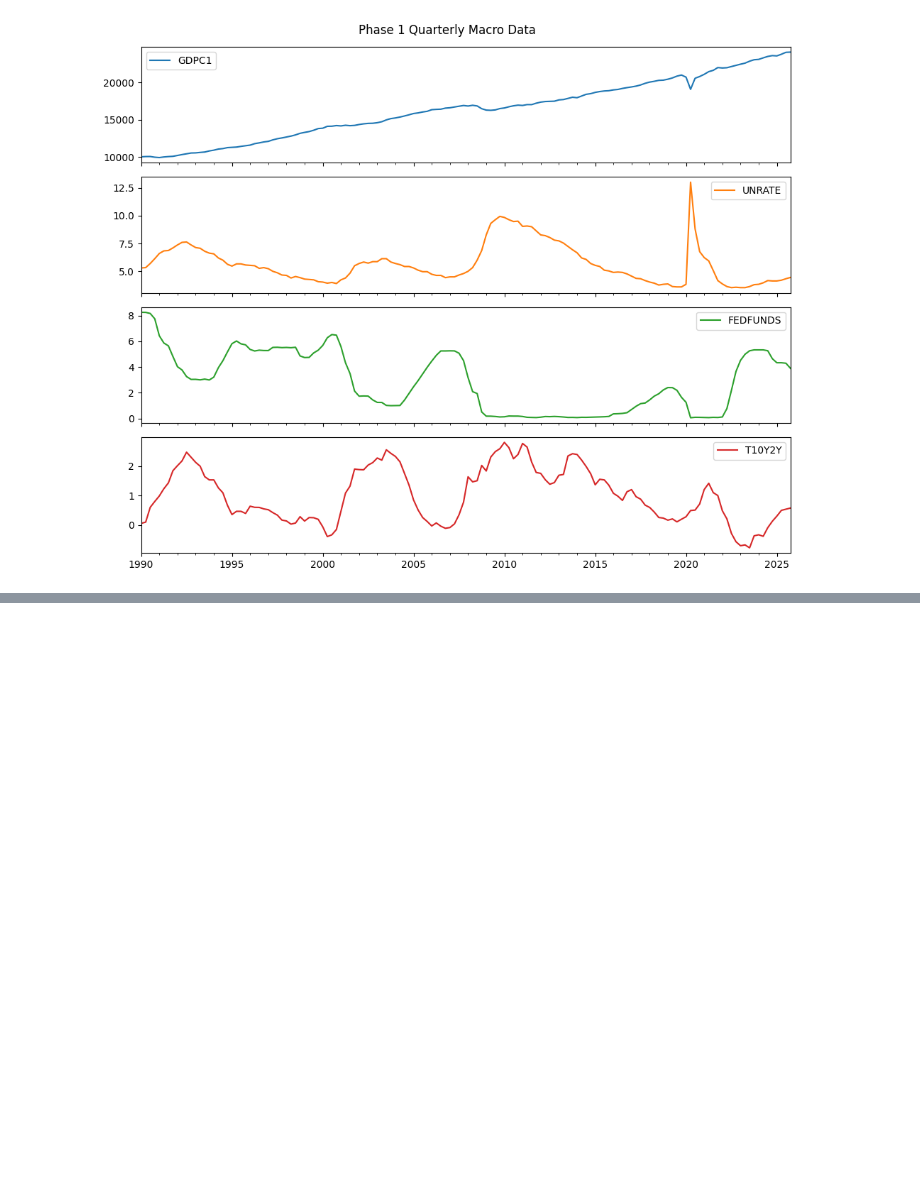
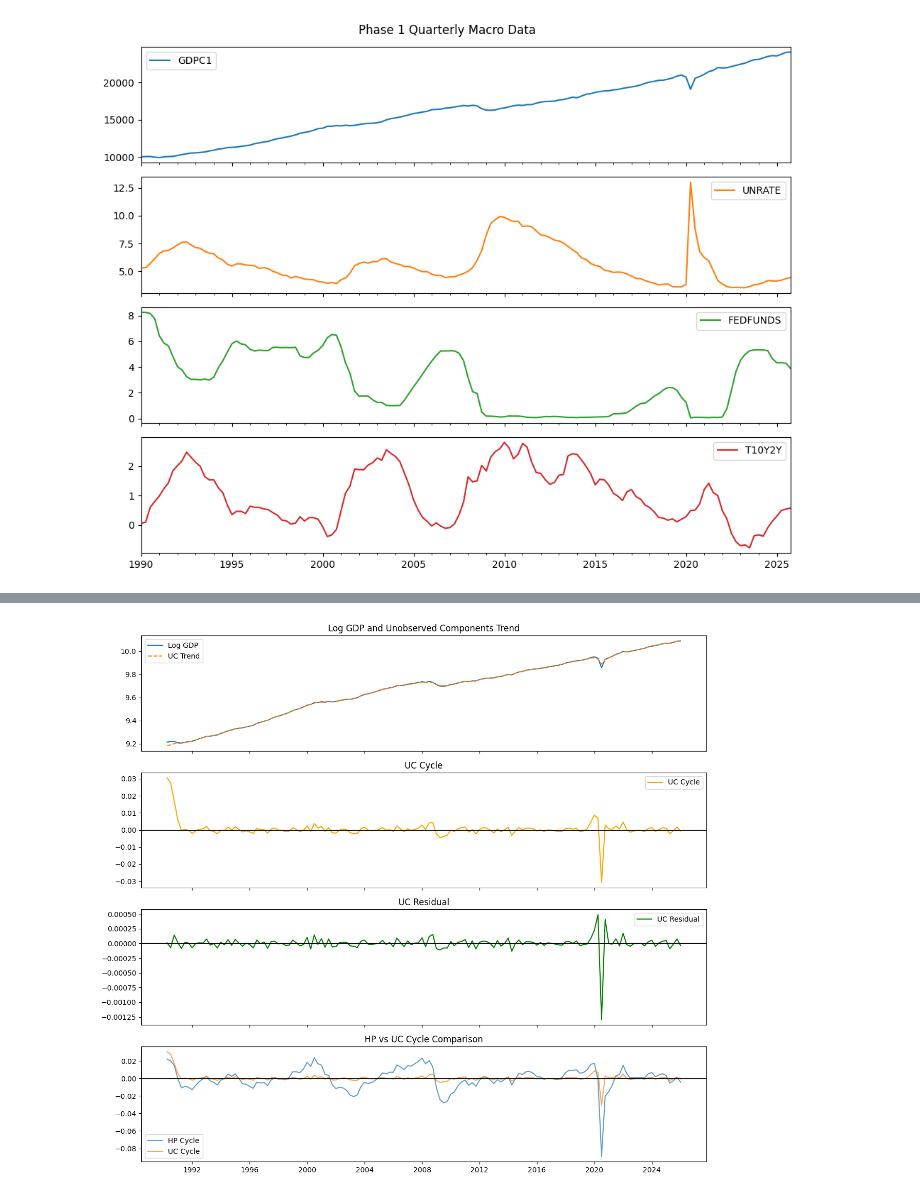
Before and after one commit to bao2001/group4-gdp, a Jupyter notebook: notebooks/group4_gdp.ipynb, the cells around one changed output, grey strips where cells are left out. Drawn from its saved outputs; the diff is of its cells as text; code cells hidden in the pictures; blank space fills up the shorter version.

```diff
--- a/notebooks/group4_gdp.ipynb
+++ b/notebooks/group4_gdp.ipynb
@@ -136,0 +176,13 @@ master.head()
+# %%
+from statsmodels.tsa.statespace.structural import UnobservedComponents
+
+uc_model = UnobservedComponents(
+    master["log_GDPC1"],
+    level="local linear trend",
+    cycle=True,
+    stochastic_cycle=True,
+    damped_cycle=True
+)
+
+uc_result = uc_model.fit(method="powell", disp=False)
+print(uc_result.summary())
@@ -136,0 +207,32 @@ master.head()
+# %%
+master["trend_uc"] = uc_result.level.smoothed
+master["cycle_uc"] = uc_result.cycle.smoothed
+master["resid_uc"] = master["log_GDPC1"] - master["trend_uc"] - master["cycle_uc"]
+# %%
+fig, axes = plt.subplots(4, 1, figsize=(12, 11), sharex=True)
+
+axes[0].plot(master.index, master["log_GDPC1"], label="Log GDP")
+axes[0].plot(master.index, master["trend_uc"], label="UC Trend", linestyle="--")
+axes[0].set_title("Log GDP and Unobserved Components Trend")
+axes[0].legend()
+
+axes[1].plot(master.index, master["cycle_uc"], label="UC Cycle", color="orange")
+axes[1].axhline(0, color="black", linewidth=1)
+axes[1].set_title("UC Cycle")
+axes[1].legend()
+
+axes[2].plot(master.index, master["resid_uc"], label="UC Residual", color="green")
+axes[2].axhline(0, color="black", linewidth=1)
+axes[2].set_title("UC Residual")
+axes[2].legend()
+
+axes[3].plot(master.index, master["cycle_hp"], label="HP Cycle", alpha=0.7)
+axes[3].plot(master.index, master["cycle_uc"], label="UC Cycle", alpha=0.7)
+axes[3].axhline(0, color="black", linewidth=1)
+axes[3].set_title("HP vs UC Cycle Comparison")
+axes[3].legend()
+
+plt.tight_layout()
+plt.show()
+# %% [output]
+[figure, added]
```
Also changed, not shown: parts of 19 cells of this notebook.
